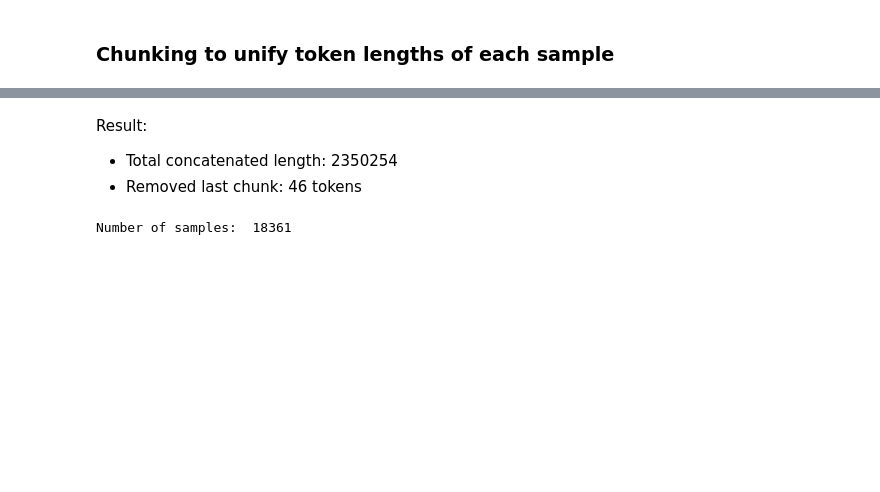
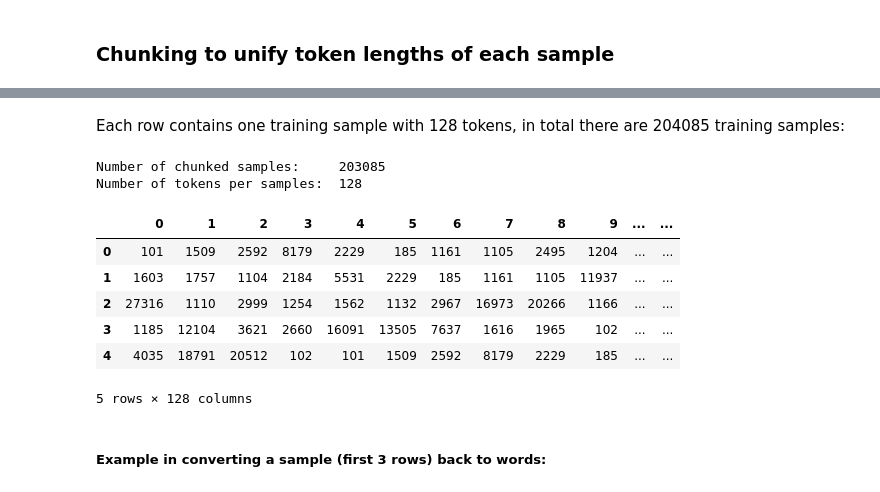
Before and after one commit to dorltcheng/nlp-fineTuningBERT, a Jupyter notebook: Data_loader_v3.ipynb, the cells around one changed output, grey strips where cells are left out. Cells and saved outputs as stored; diff of their text form; code cells hidden in the pictures; blank space fills up the shorter version.

Commit message:
chunked all training reports

```diff
--- a/Data_loader_v3.ipynb
+++ b/Data_loader_v3.ipynb
@@ -202,6 +205,7 @@ class Vocabulary:
         self.freq_threshold = freq_threshold
         self.max_size = max_size
 
+        self.tokenizer = AutoTokenizer.from_pretrained("emilyalsentzer/Bio_ClinicalBERT")
 
     '''
     a simple tokenizer to split on space and converts the sentence to list of words
@@ -254,9 +258,9 @@ class Vocabulary:
     def tokenization(self, text):
 
         # change here to use different tokenizer models:
-        #tokenizer = BertTokenizer.from_pretrained('bert-base-uncased')
-        tokenizer = AutoTokenizer.from_pretrained("emilyalsentzer/Bio_ClinicalBERT")
-        tokenized_text = tokenizer.tokenize(text)
+
+        # add tokenizer
+        tokenized_text = self.tokenizer.tokenize(text)
 
         tokenized_report = ["[CLS]"]
         tokenized_report += tokenized_text
@@ -408,9 +396,9 @@ GeForce RTX 3090
 # %%
-# # For all training reports:
-# trainDf = df_raw_reports[0:len(df_raw_reports.index)]
-# train_dataset = TrainDataset(trainDf, "raw_report")
-# chunked_train_dataset = chunking(train_dataset, trainDf)    # chunk size = 128
+# For all training reports:
+trainDf = df_raw_reports[0:len(df_raw_reports.index)]
+train_dataset = TrainDataset(trainDf, "raw_report")
+chunked_train_dataset = chunking(train_dataset, trainDf)    # chunk size = 128
 
-# # Save as .txt file:
-# with open("chunked_trainDataset.txt", "w") as output:
-#     output.write(str(chunked_train_dataset))
+# Save as .csv file:
+chunked_trainDF = pd.DataFrame(chunked_train_dataset)
+chunked_trainDF.to_csv("chunked_trainDatasetAll.csv")
@@ -437,8 +423,18 @@ with open("chunked_trainDataset20000.txt", "w") as output:
-# %% [markdown]
-Result:
-- Total concatenated length:  2350254
-- Removed last chunk:  46  tokens
-# %%
-print("Number of samples: ", len(chunked_train_dataset20000))
-# %% [output]
-Number of samples:  18361
+# %% [markdown]
+Each row contains one training sample with 128 tokens, in total there are 204085 training samples:
+# %%
+print("Number of chunked samples:    ", chunked_trainDF.shape[0])
+print("Number of tokens per samples: ", chunked_trainDF.shape[1])
+chunked_trainDF.head()
+# %% [output]
+Number of chunked samples:     203085
+Number of tokens per samples:  128
+|  | 0 | 1 | 2 | 3 | 4 | 5 | 6 | 7 | 8 | 9 | ... | ... |
+| 0 | 101 | 1509 | 2592 | 8179 | 2229 | 185 | 1161 | 1105 | 2495 | 1204 | ... | ... |
+| 1 | 1603 | 1757 | 1104 | 2184 | 5531 | 2229 | 185 | 1161 | 1105 | 11937 | ... | ... |
+| 2 | 27316 | 1110 | 2999 | 1254 | 1562 | 1132 | 2967 | 16973 | 20266 | 1166 | ... | ... |
+| 3 | 1185 | 12104 | 3621 | 2660 | 16091 | 13505 | 7637 | 1616 | 1965 | 102 | ... | ... |
+| 4 | 4035 | 18791 | 20512 | 102 | 101 | 1509 | 2592 | 8179 | 2229 | 185 | ... | ... |
+5 rows × 128 columns
+# %% [markdown]
+##### Example in converting a sample (first 3 rows) back to words:
```
Also changed, not shown: parts of 12 cells of this notebook.
